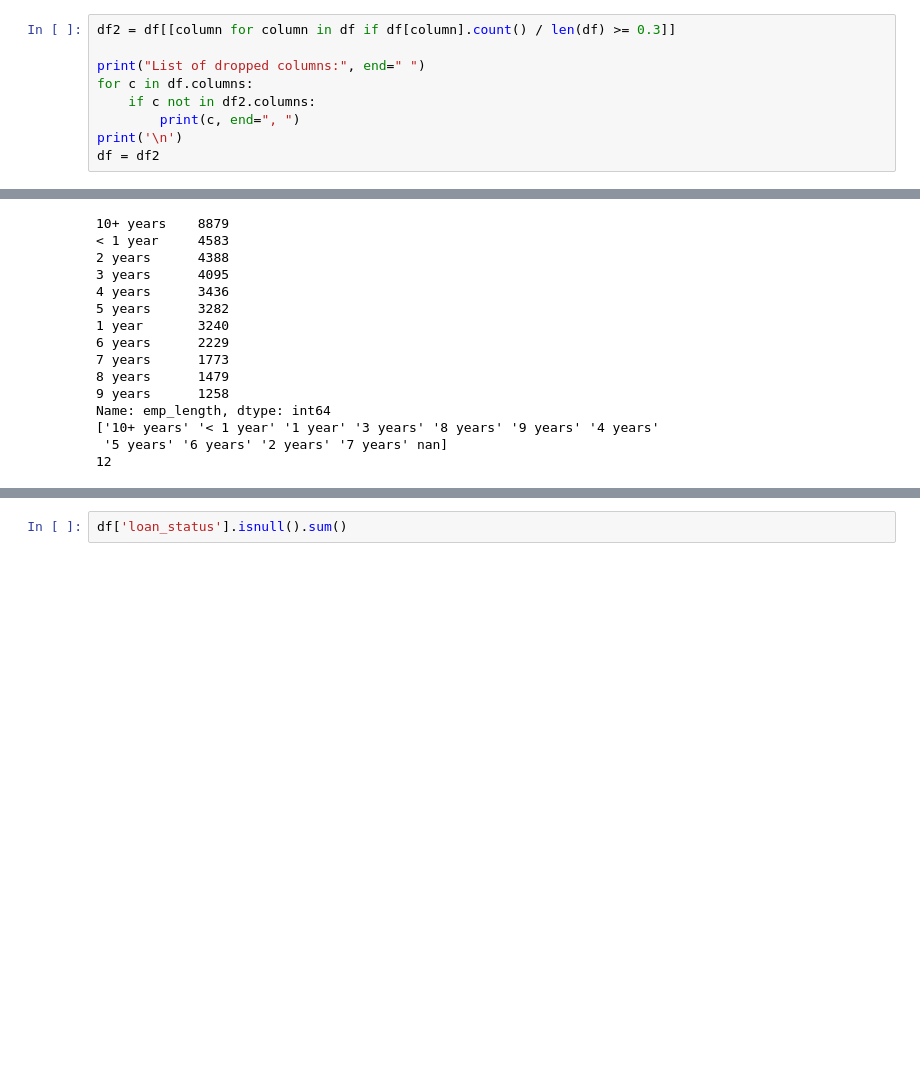
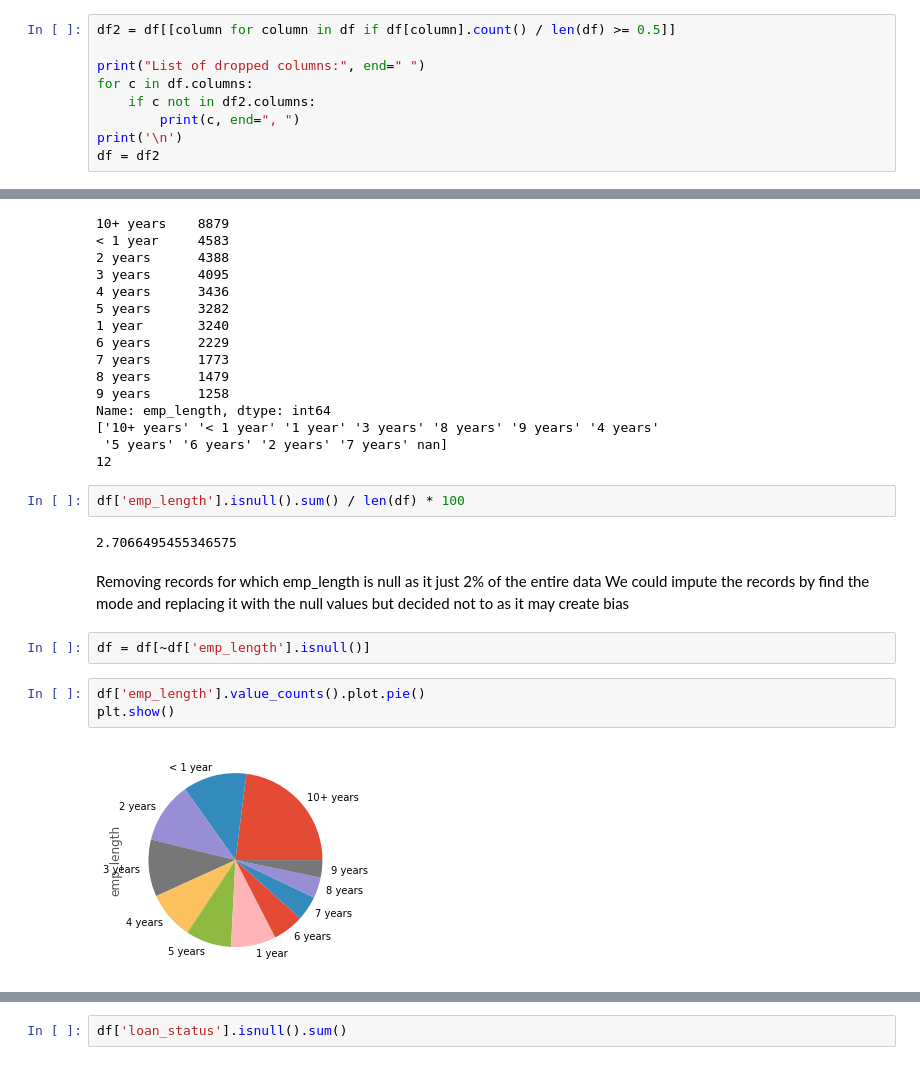
Before and after one commit to 98abhilash/LendingClub, a Jupyter notebook: LendingClubEDA.ipynb, the cells around one changed output, grey strips where cells are left out. Saved outputs shown, nothing was run; the diff lists cells and outputs as text; blank space fills up the shorter version.

Commit message:
Completed Data Cleaning

```diff
--- a/LendingClubEDA.ipynb
+++ b/LendingClubEDA.ipynb
@@ -185,7 +219,7 @@ total_il_high_credit_limit has 100.0% missing values
 # %% [markdown]
 Dropping all the columns having more than 50% missing values
 # %%
-df2 = df[[column for column in df if df[column].count() / len(df) >= 0.3]]
+df2 = df[[column for column in df if df[column].count() / len(df) >= 0.5]]
 
 print("List of dropped columns:", end=" ")
 for c in df.columns:
@@ -289,3 +352,17 @@ Name: emp_length, dtype: int64
 ['10+ years' '< 1 year' '1 year' '3 years' '8 years' '9 years' '4 years'
  '5 years' '6 years' '2 years' '7 years' nan]
 12
+# %%
+df['emp_length'].isnull().sum() / len(df) * 100
+# %% [output]
+2.7066495455346575
+# %% [markdown]
+Removing records for which emp_length is null as it just 2% of the entire data
+We could impute the records by find the mode and replacing it with the null values but decided not to as it may create bias
+# %%
+df = df[~df['emp_length'].isnull()]
+# %%
+df['emp_length'].value_counts().plot.pie()
+plt.show()
+# %% [output]
+[figure, added]
```
Also changed, not shown: parts of 49 cells of this notebook.
